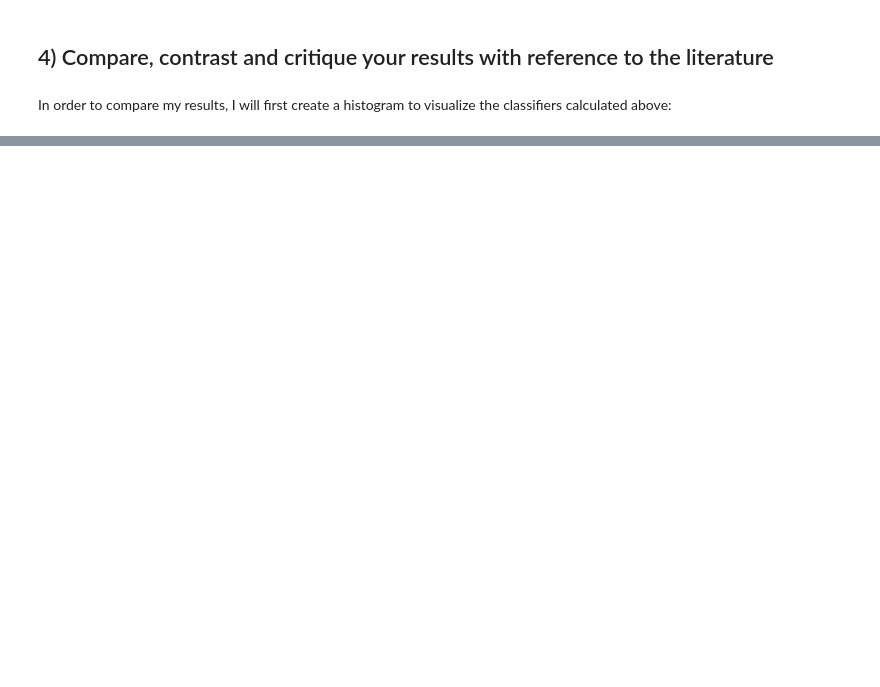
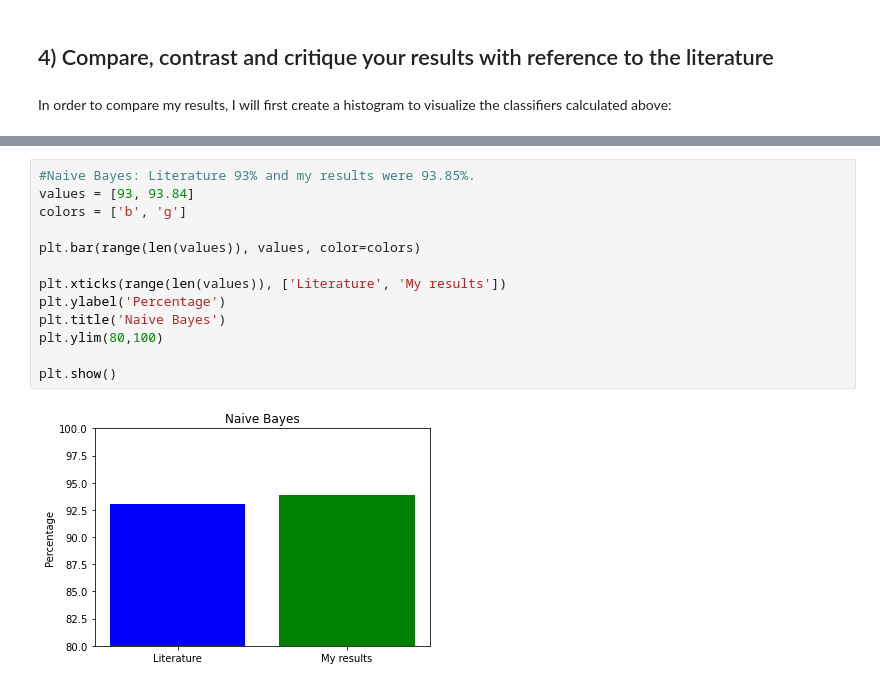
Before and after one commit to LaisColetta/PdDA_Project2, a Jupyter notebook: Project2.ipynb, the cells around one changed output, grey strips where cells are left out. Drawn from its saved outputs; the diff is of its cells as text; blank space fills up the shorter version.

```diff
--- a/Project2.ipynb
+++ b/Project2.ipynb
@@ -675,0 +739,15 @@ These methods could be applied and the accuracy overall improve for the classifi
+# %%
+#Naive Bayes: Literature 93% and my results were 93.85%.
+values = [93, 93.84]
+colors = ['b', 'g']
+
+plt.bar(range(len(values)), values, color=colors)
+
+plt.xticks(range(len(values)), ['Literature', 'My results'])
+plt.ylabel('Percentage')
+plt.title('Naive Bayes')
+plt.ylim(80,100)
+
+plt.show()
+# %% [output]
+[figure, added]
```
Also changed, not shown: parts of 30 cells of this notebook.
